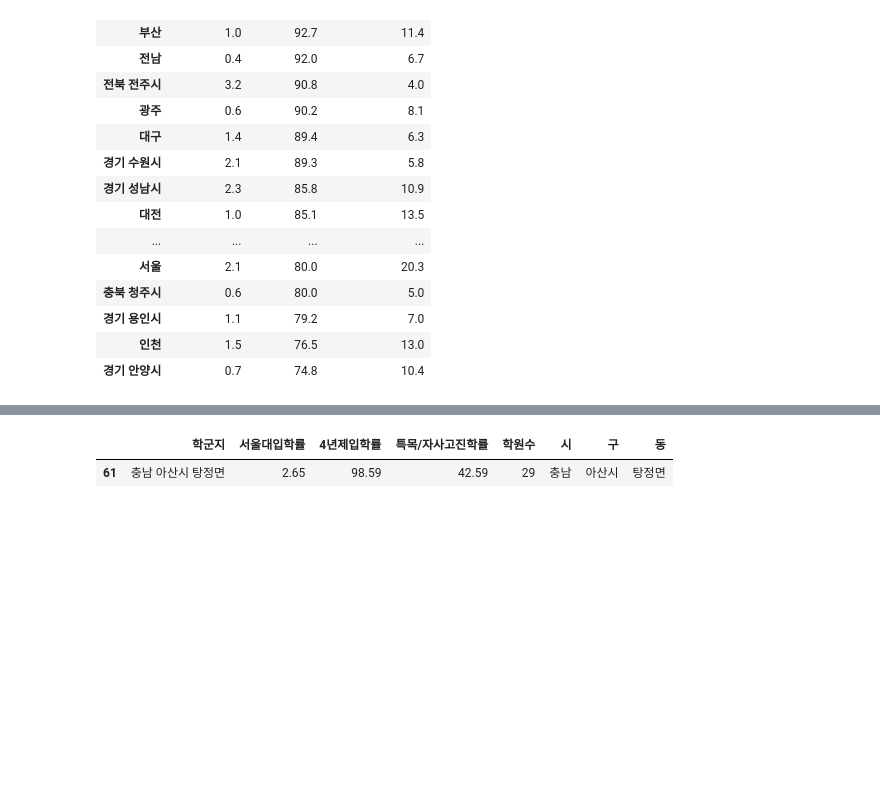
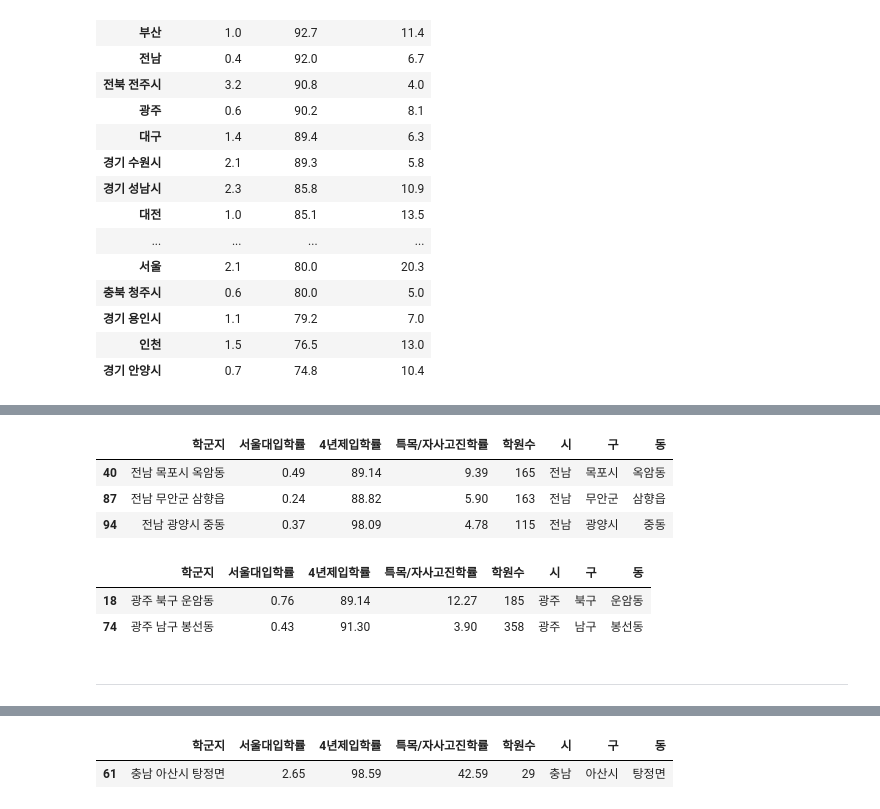
Before and after one commit to hijump9/python_study, a Jupyter notebook: 0. crawling_code/학군지/elite_crawl.ipynb, the cells around one changed output, grey strips where cells are left out. Cells and saved outputs as stored; diff of their text form; code cells hidden in the pictures; blank space fills up the shorter version.

```diff
--- a/0. crawling_code/학군지/elite_crawl.ipynb
+++ b/0. crawling_code/학군지/elite_crawl.ipynb
@@ -308,0 +329,17 @@ sorted_four_year_univ
+# %%
+전남 = df[df['시'] =="전남"]
+전남
+# %% [output]
+|  | 학군지 | 서울대입학률 | 4년제입학률 | 특목/자사고진학률 | 학원수 | 시 | 구 | 동 |
+| 40 | 전남 목포시 옥암동 | 0.49 | 89.14 | 9.39 | 165 | 전남 | 목포시 | 옥암동 |
+| 87 | 전남 무안군 삼향읍 | 0.24 | 88.82 | 5.90 | 163 | 전남 | 무안군 | 삼향읍 |
+| 94 | 전남 광양시 중동 | 0.37 | 98.09 | 4.78 | 115 | 전남 | 광양시 | 중동 |
+# %%
+광주 = df[df['시'] =="광주"]
+광주
+# %% [output]
+|  | 학군지 | 서울대입학률 | 4년제입학률 | 특목/자사고진학률 | 학원수 | 시 | 구 | 동 |
+| 18 | 광주 북구 운암동 | 0.76 | 89.14 | 12.27 | 185 | 광주 | 북구 | 운암동 |
+| 74 | 광주 남구 봉선동 | 0.43 | 91.30 | 3.90 | 358 | 광주 | 남구 | 봉선동 |
+# %% [markdown]
+---
```
Also changed, not shown: parts of 6 cells of this notebook, 1 other file.
